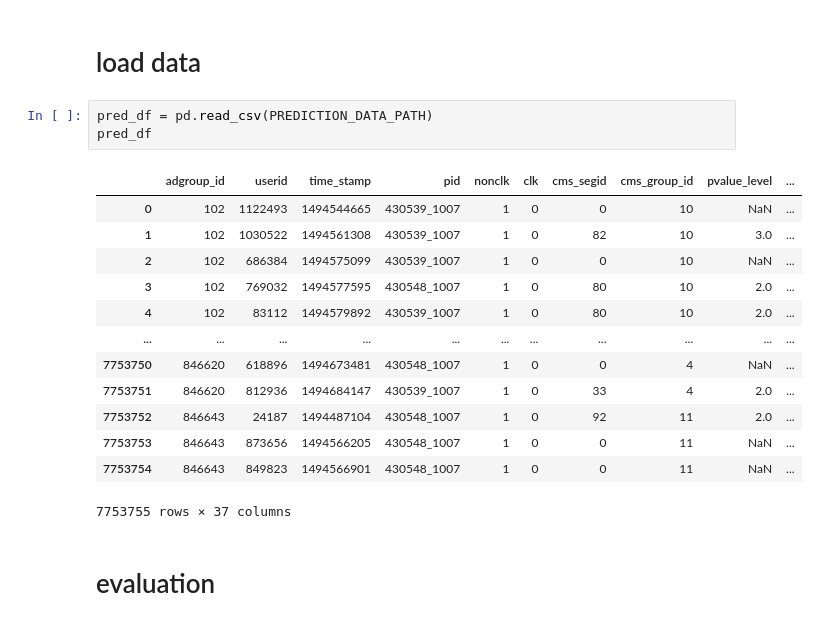
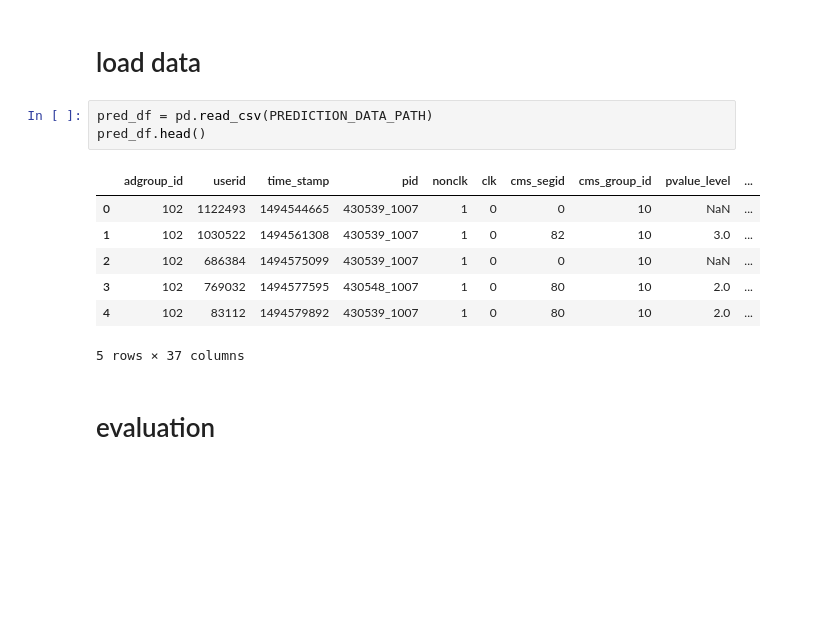
Before and after one commit to Shahla9/Ad-click-prediction, a Jupyter notebook: notebooks/evaluation.ipynb, the cells around one changed output. Drawn from its saved outputs; the diff is of its cells as text; blank space fills up the shorter version.

```diff
--- a/notebooks/evaluation.ipynb
+++ b/notebooks/evaluation.ipynb
@@ -17,21 +18,15 @@ PREDICTION_DATA_PATH = os.path.expanduser('~/class/ad_click/data/test.csv')
 # load data
 # %%
 pred_df = pd.read_csv(PREDICTION_DATA_PATH)
-pred_df
+pred_df.head()
 # %% [output]
 |  | adgroup_id | userid | time_stamp | pid | nonclk | clk | cms_segid | cms_group_id | pvalue_level | ... |
 | 0 | 102 | 1122493 | 1494544665 | 430539_1007 | 1 | 0 | 0 | 10 | NaN | ... |
 | 1 | 102 | 1030522 | 1494561308 | 430539_1007 | 1 | 0 | 82 | 10 | 3.0 | ... |
 | 2 | 102 | 686384 | 1494575099 | 430539_1007 | 1 | 0 | 0 | 10 | NaN | ... |
 | 3 | 102 | 769032 | 1494577595 | 430548_1007 | 1 | 0 | 80 | 10 | 2.0 | ... |
 | 4 | 102 | 83112 | 1494579892 | 430539_1007 | 1 | 0 | 80 | 10 | 2.0 | ... |
-| ... | ... | ... | ... | ... | ... | ... | ... | ... | ... | ... |
-| 7753750 | 846620 | 618896 | 1494673481 | 430548_1007 | 1 | 0 | 0 | 4 | NaN | ... |
-| 7753751 | 846620 | 812936 | 1494684147 | 430539_1007 | 1 | 0 | 33 | 4 | 2.0 | ... |
-| 7753752 | 846643 | 24187 | 1494487104 | 430548_1007 | 1 | 0 | 92 | 11 | 2.0 | ... |
-| 7753753 | 846643 | 873656 | 1494566205 | 430548_1007 | 1 | 0 | 0 | 11 | NaN | ... |
-| 7753754 | 846643 | 849823 | 1494566901 | 430548_1007 | 1 | 0 | 0 | 11 | NaN | ... |
-7753755 rows × 37 columns
+5 rows × 37 columns
 # %% [markdown]
 # evaluation
 # %% [markdown]
```
Also changed, not shown: parts of 1 cell of this notebook, 3 other files.
